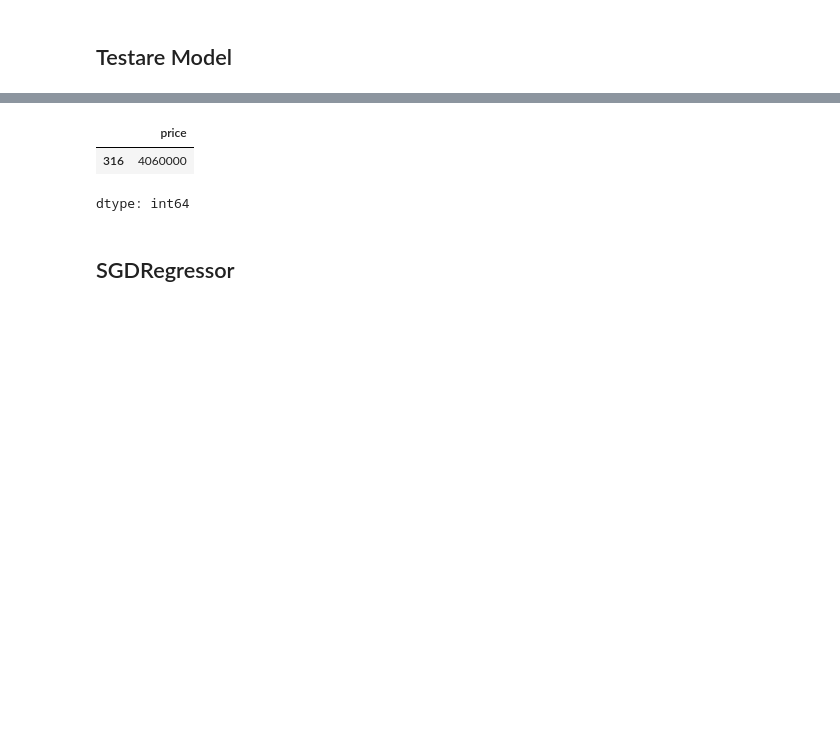
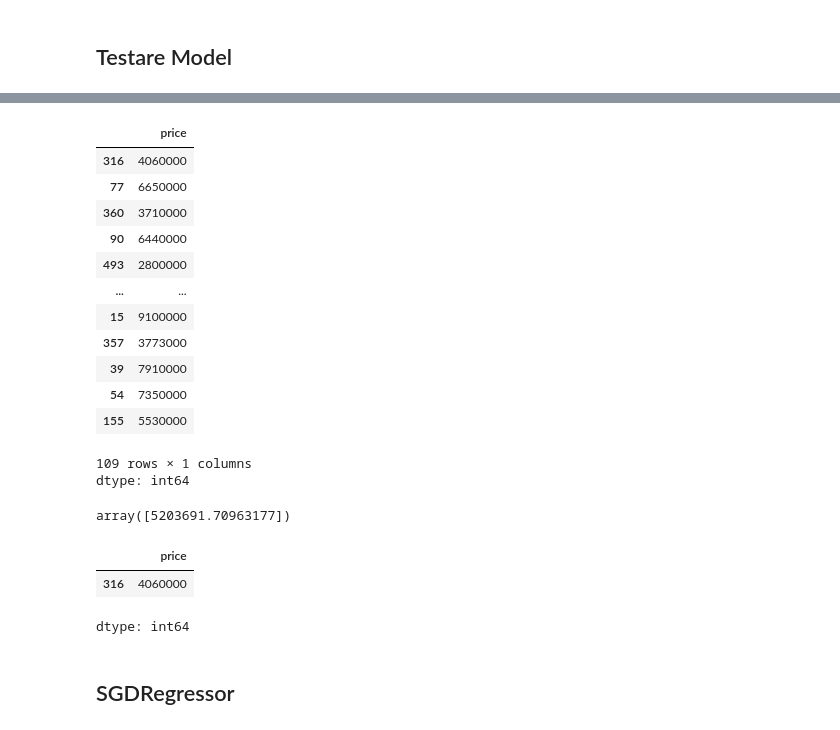
Before and after one commit to Ionel-Gabriel/Curs-AI-Software-Engineer, a Jupyter notebook: Capitolul 4/Problema_Regresie_Liniara.ipynb, the cells around one changed output, grey strips where cells are left out. Saved outputs shown, nothing was run; the diff lists cells and outputs as text; code cells hidden in the pictures; blank space fills up the shorter version.

```diff
--- a/Capitolul 4/Problema_Regresie_Liniara.ipynb
+++ b/Capitolul 4/Problema_Regresie_Liniara.ipynb
@@ -355,0 +324,17 @@ array([[5220973.18882229]])
+# %%
+y_test
+# %% [output]
+|  | price |
+| 316 | 4060000 |
+| 77 | 6650000 |
+| 360 | 3710000 |
+| 90 | 6440000 |
+| 493 | 2800000 |
+| ... | ... |
+| 15 | 9100000 |
+| 357 | 3773000 |
+| 39 | 7910000 |
+| 54 | 7350000 |
+| 155 | 5530000 |
+109 rows × 1 columns
+dtype: int64
@@ -356,3 +343,7 @@ array([[5220973.18882229]])
+# %%
+y_pred_scale[0]
+# %% [output]
+array([5203691.70963177])
 # %%
 y_test.iloc[:1]
 ## Acest model LinearRegression foloseste OLS, deci nu are acei parametri discutati la gradient descent: learning rate, epsilon etc
```
Also changed, not shown: parts of 46 cells of this notebook.
